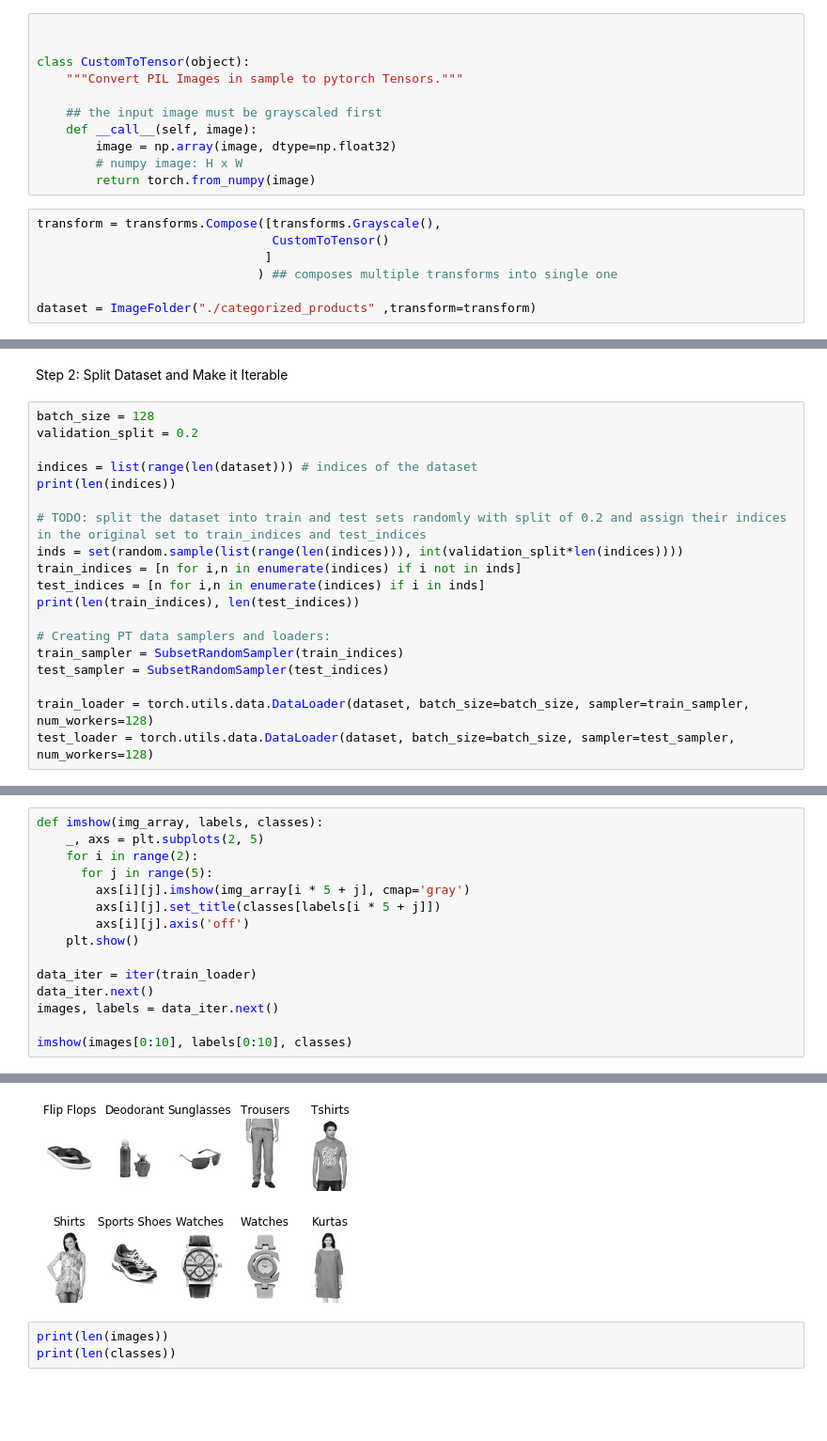
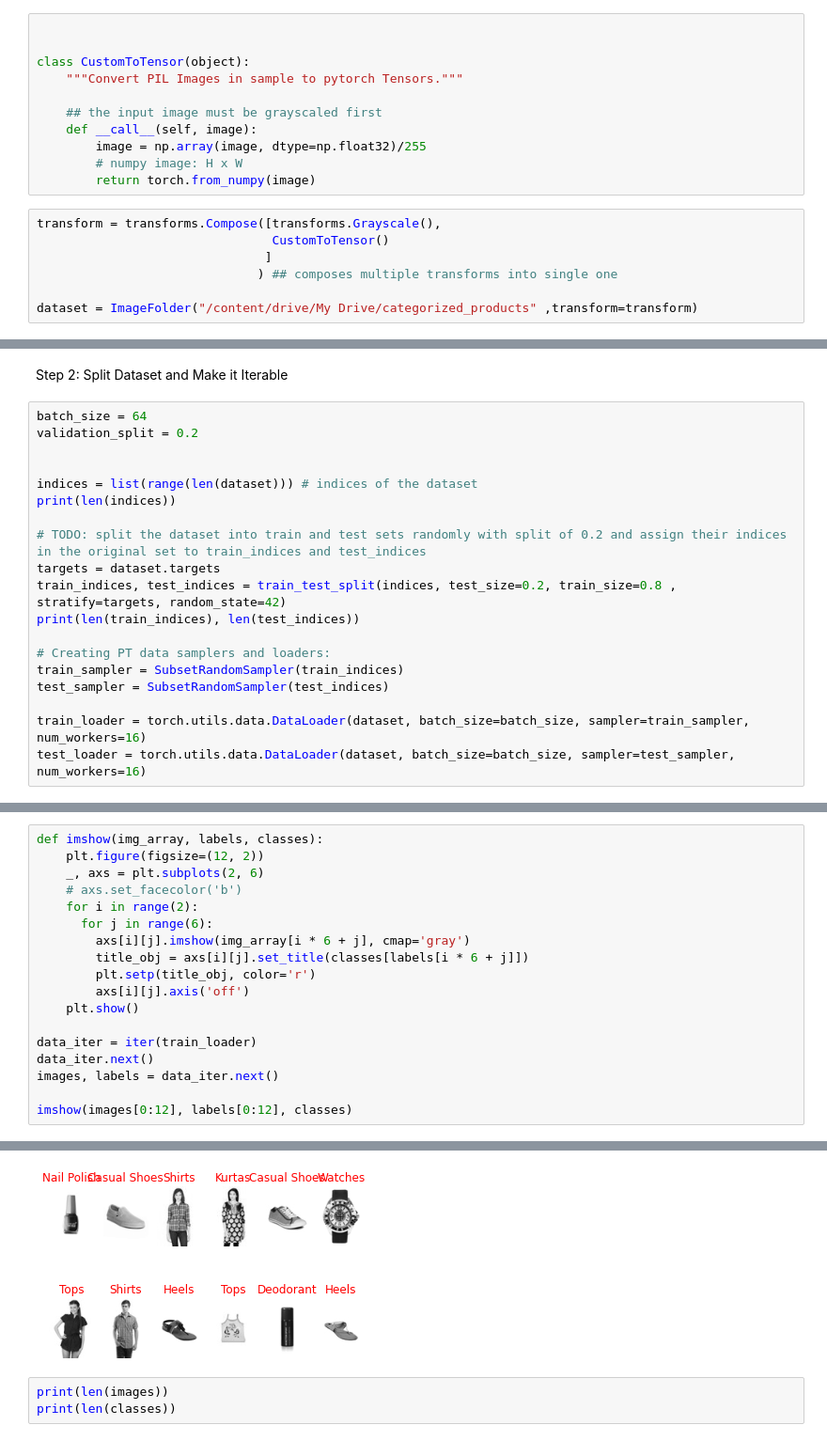
Before and after one commit to soheil647/Artificial_Intelligent, a Jupyter notebook: NeuralNetwork_Pytorch/model.ipynb, the cells around one changed output, grey strips where cells are left out. Shown at 94% size. Drawn from its saved outputs; the diff is of its cells as text; blank space fills up the shorter version.

```diff
--- a/NeuralNetwork_Pytorch/model.ipynb
+++ b/NeuralNetwork_Pytorch/model.ipynb
@@ -29,7 +35,7 @@ class CustomToTensor(object):
 
     ## the input image must be grayscaled first
     def __call__(self, image):
-        image = np.array(image, dtype=np.float32)
+        image = np.array(image, dtype=np.float32)/255
         # numpy image: H x W
         return torch.from_numpy(image)
 # %%
@@ -38,4 +44,4 @@ transform = transforms.Compose([transforms.Grayscale(),
                                ]
                               ) ## composes multiple transforms into single one
 
-dataset = ImageFolder("./categorized_products" ,transform=transform)
+dataset = ImageFolder("/content/drive/My Drive/categorized_products" ,transform=transform)
@@ -42,23 +53,23 @@ dataset = ImageFolder("./categorized_products" ,transform=transform)
 # %% [markdown]
 Step 2: Split Dataset and Make it Iterable
 # %%
-batch_size = 128
+batch_size = 64
 validation_split = 0.2
+
 
 indices = list(range(len(dataset))) # indices of the dataset
 print(len(indices))
 
 # TODO: split the dataset into train and test sets randomly with split of 0.2 and assign their indices in the original set to train_indices and test_indices
-inds = set(random.sample(list(range(len(indices))), int(validation_split*len(indices))))
-train_indices = [n for i,n in enumerate(indices) if i not in inds]
-test_indices = [n for i,n in enumerate(indices) if i in inds]
+targets = dataset.targets
+train_indices, test_indices = train_test_split(indices, test_size=0.2, train_size=0.8 , stratify=targets, random_state=42)
 print(len(train_indices), len(test_indices))
 
 # Creating PT data samplers and loaders:
 train_sampler = SubsetRandomSampler(train_indices)
 test_sampler = SubsetRandomSampler(test_indices)
 
-train_loader = torch.utils.data.DataLoader(dataset, batch_size=batch_size, sampler=train_sampler, num_workers=128)
-test_loader = torch.utils.data.DataLoader(dataset, batch_size=batch_size, sampler=test_sampler, num_workers=128)
+train_loader = torch.utils.data.DataLoader(dataset, batch_size=batch_size, sampler=train_sampler, num_workers=16)
+test_loader = torch.utils.data.DataLoader(dataset, batch_size=batch_size, sampler=test_sampler, num_workers=16)
 # %% [output]
 37249
@@ -121,10 +158,13 @@ Watches : 527
 # %%
 def imshow(img_array, labels, classes):
-    _, axs = plt.subplots(2, 5)
+    plt.figure(figsize=(12, 2))
+    _, axs = plt.subplots(2, 6)
+    # axs.set_facecolor('b')
     for i in range(2):
-      for j in range(5):
-        axs[i][j].imshow(img_array[i * 5 + j], cmap='gray')
-        axs[i][j].set_title(classes[labels[i * 5 + j]])
+      for j in range(6):
+        axs[i][j].imshow(img_array[i * 6 + j], cmap='gray')
+        title_obj = axs[i][j].set_title(classes[labels[i * 6 + j]])
+        plt.setp(title_obj, color='r')
         axs[i][j].axis('off')
     plt.show()
 
@@ -132,5 +172,5 @@ data_iter = iter(train_loader)
 data_iter.next()
 images, labels = data_iter.next()
 
-imshow(images[0:10], labels[0:10], classes)
+imshow(images[0:12], labels[0:12], classes)
 # %% [output]
@@ -137,4 +178,4 @@ imshow(images[0:10], labels[0:10], classes)
-[figure, old version]
+[figure, new version]
 # %%
 print(len(images))
 print(len(classes))
```
Also changed, not shown: parts of 22 cells of this notebook, 2 other files.
